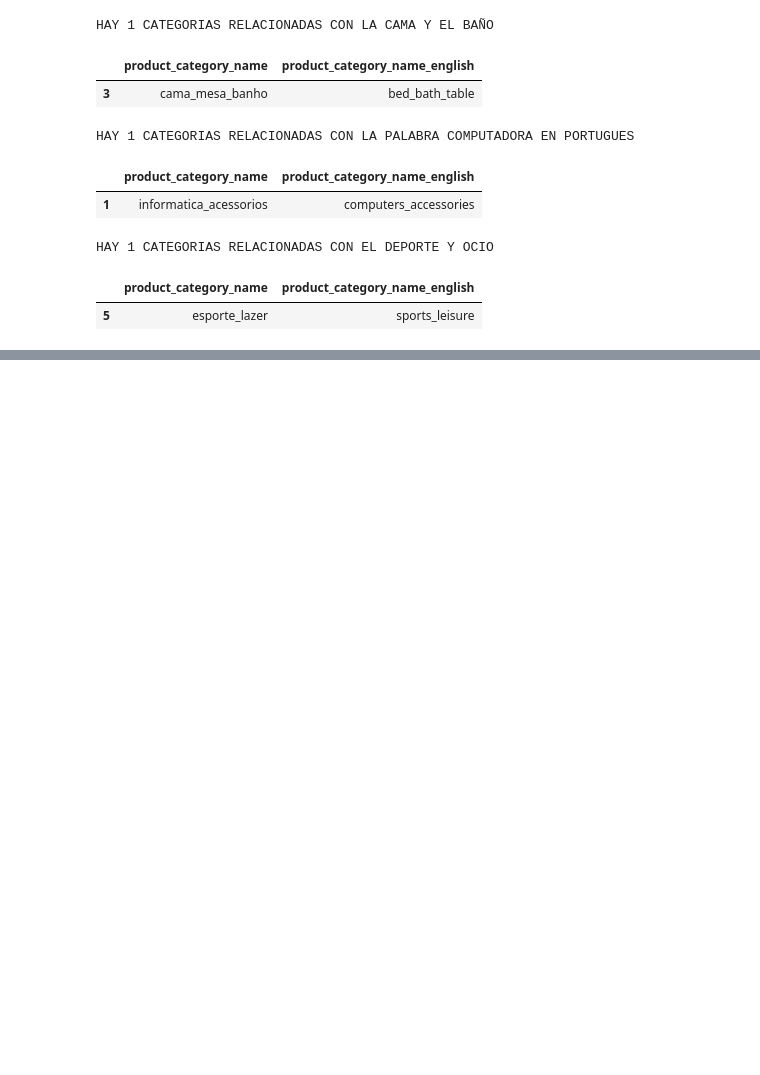
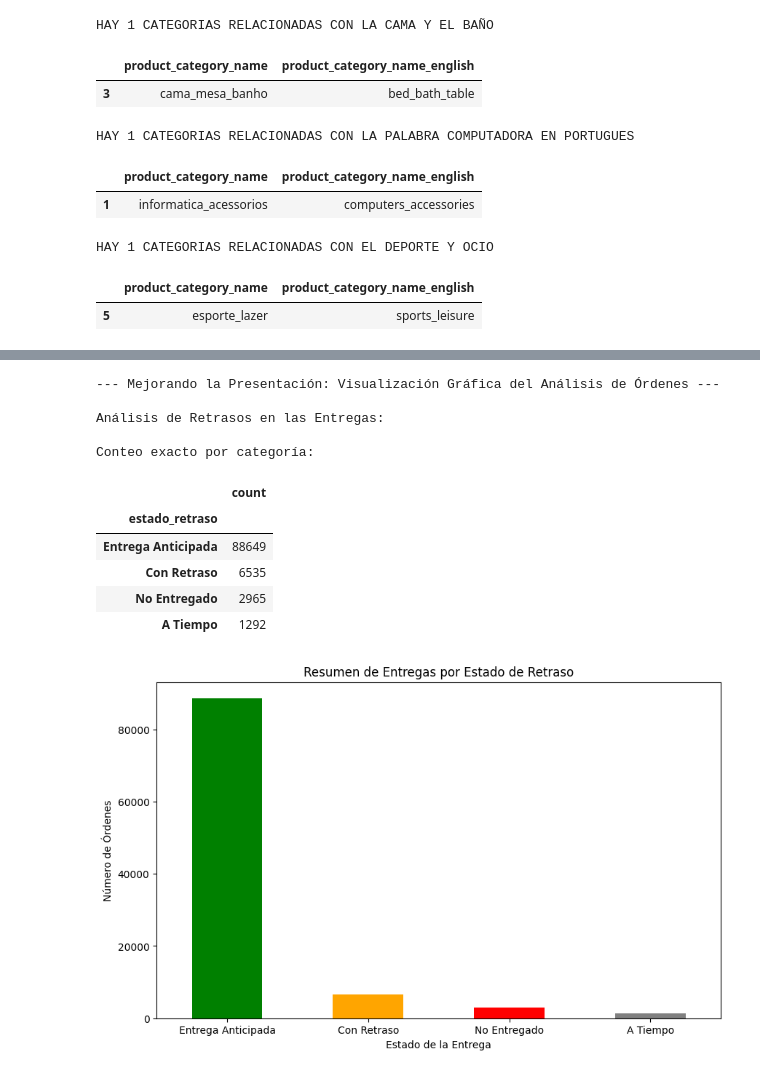
Before and after one commit to jdareval/practica1-bit-ETL, a Jupyter notebook: desarrolloG8.ipynb, the cells around one changed output, grey strips where cells are left out. Drawn from its saved outputs; the diff is of its cells as text; code cells hidden in the pictures; blank space fills up the shorter version.

Commit message:
feat(julio): finaliza limpieza profunda, feature engineering y visualizaciónde df_orders

```diff
--- a/desarrolloG8.ipynb
+++ b/desarrolloG8.ipynb
@@ -30,6 +30,7 @@ from sqlalchemy import create_engine # crea la conexion a la base de datos
 import os # proporciona funciones para interactuar con el sistema operativo (manejar rutas de archivos)
 import json # para trabajar con datos en formato JSON
 from dotenv import load_dotenv # para cargar variables de entorno desde un archivo .env
+import matplotlib.pyplot as plt # Importacion de la libreria para la creación de un grafico comparativo de categorias por retraso
 # ----- CONEXION A LA BASE DE DATOS POSTGRESQL EN DOCKER -----
 # --- 2. CARGAR Y LEER VARIABLES DE ENTORNO ---
 # La función load_dotenv() buscará y cargará las variables del archivo .env
@@ -58,6 +59,13 @@ try:
 
 except Exception as e:
     print(f"---> ERROR al conectar: {e}")
+
+
+pd.set_option('display.max_rows', 100)
+pd.set_option('display.max_columns', 50)
+pd.set_option('display.max_colwidth', 80)
+pd.set_option('display.float_format', lambda x: '%.2f' % x)
+print("Configuración de visualización de Pandas aplicada.")
 # %% [output]
 Variables de entorno cargadas.
 Iniciando conexión a la base de datos...
@@ -417,0 +591,58 @@ En cumplimiento con las mejores practicas de seguridad y desarrollo, hemos proce
+# %%
+
+# --- VISUALIZACIÓN GRÁFICA DEL ANÁLISIS ---
+
+
+print("--- Mejorando la Presentación: Visualización Gráfica del Análisis de Órdenes ---")
+
+
+# --- 1. Gráfico 1: Resumen de Satisfacción (Retrasos) ---
+
+print("\nAnálisis de Retrasos en las Entregas:")
+
+# Creamos una nueva categoría para el análisis
+def categoria_retraso(dias):
+    if pd.isna(dias):
+        return 'No Entregado'
+    if dias > 0:
+        return 'Con Retraso'
+    elif dias == 0:
+        return 'A Tiempo'
+    else:
+        return 'Entrega Anticipada'
+
+df_orders_limpio['estado_retraso'] = df_orders_limpio['dias_retraso'].apply(categoria_retraso)
+
+# Contamos los valores y los preparamos para el gráfico
+retraso_counts = df_orders_limpio['estado_retraso'].value_counts()
+
+# Mostrar la tabla de conteo para tener los números exactos
+print("\nConteo exacto por categoría:")
+display(retraso_counts.to_frame())
+
+
+# Estructura del grafico de barras para el análisis por categoria
+retraso_counts.plot(
+    kind='bar',
+    title='Resumen de Entregas por Estado de Retraso',
+    figsize=(10, 6),
+    xlabel='Estado de la Entrega',
+    ylabel='Número de Órdenes',
+    rot=0, # Rotación de las etiquetas del eje X
+    color=['green', 'orange', 'red', 'grey'] # Colores personalizados
+)
+# Mostramos el gráfico
+plt.show()
+# %% [output]
+--- Mejorando la Presentación: Visualización Gráfica del Análisis de Órdenes ---
+
+Análisis de Retrasos en las Entregas:
+
+Conteo exacto por categoría:
+|  | count |
+| estado_retraso |  |
+| Entrega Anticipada | 88649 |
+| Con Retraso | 6535 |
+| No Entregado | 2965 |
+| A Tiempo | 1292 |
+[figure, added]
```
Also changed, not shown: parts of 8 cells of this notebook.
